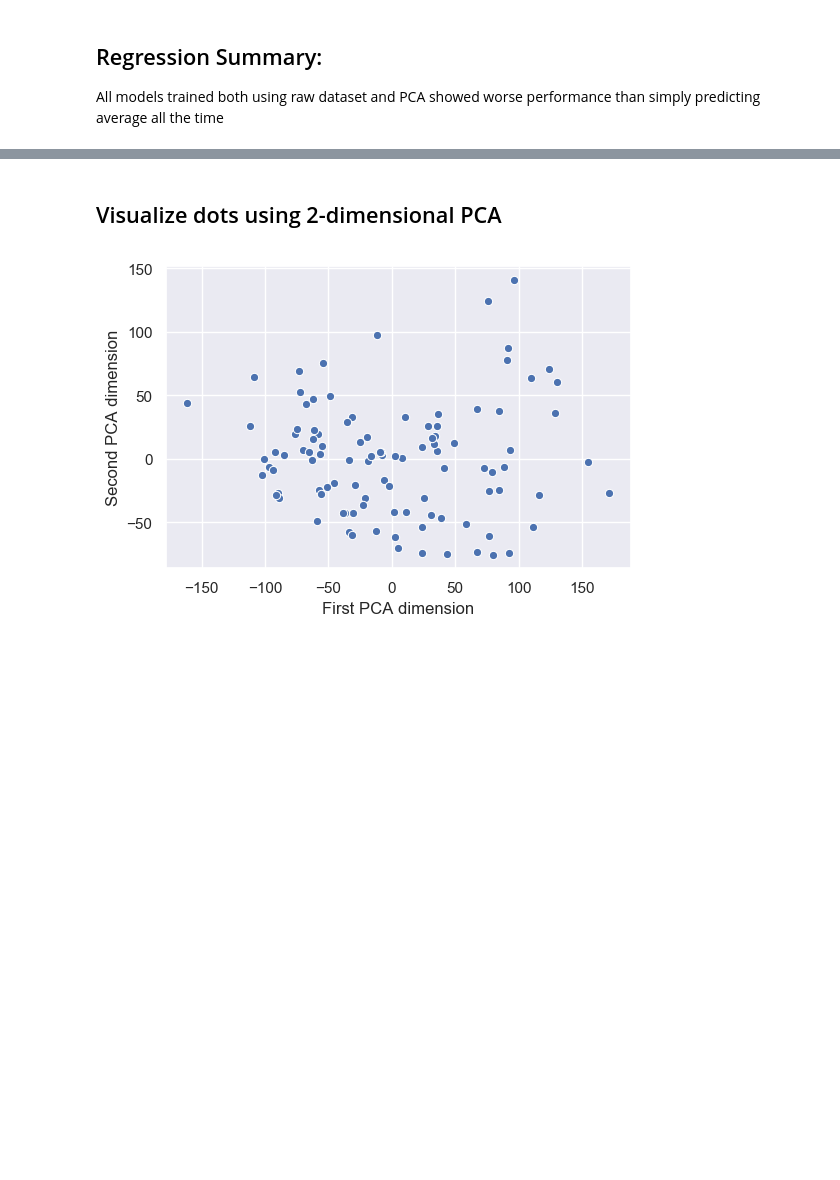
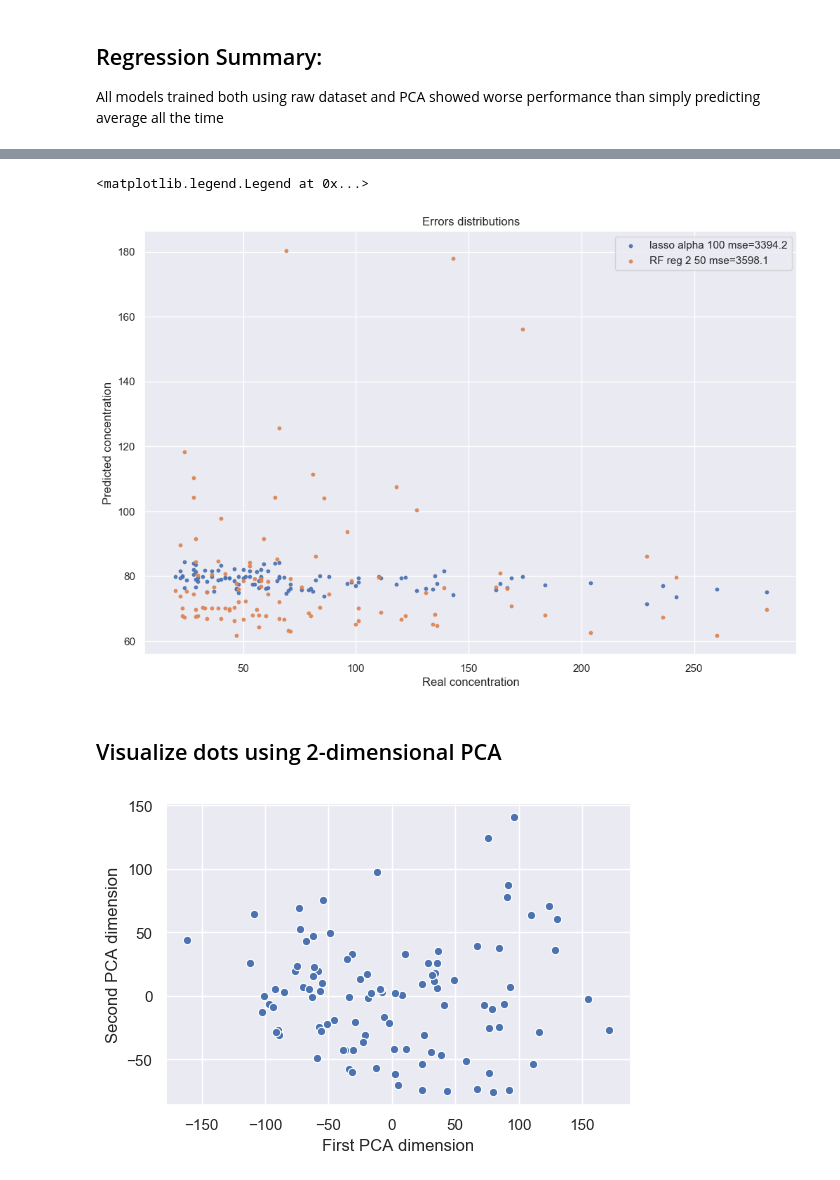
Before and after one commit to AlexShein/anticoagulants, a Jupyter notebook: Rivaroxaban_analysis.ipynb, the cells around one changed output, grey strips where cells are left out. Drawn from its saved outputs; the diff is of its cells as text; code cells hidden in the pictures; blank space fills up the shorter version.

```diff
--- a/Rivaroxaban_analysis.ipynb
+++ b/Rivaroxaban_analysis.ipynb
@@ -624,3 +692,23 @@ plt.legend(legend)
+# %%
+fig, ax = plt.subplots()
+fig.set_size_inches(12,8)
+# plt.scatter(Y_avg, Y_reg, alpha=0.9, s=10)
+
+legend = [
+#     f'Baseline mse={baseline_mse:.1f}',
+]
+for model in ['lasso alpha 100', 'RF reg 2 50']:
+    plt.scatter(Y_reg, results[model], alpha=0.9, s=10)
+    mse = mean_squared_error(results[model], Y_reg)
+    legend.append(f'{model} mse={mse:.1f}')
+
+ax.set_ylabel('Predicted concentration')
+ax.set_xlabel('Real concentration')
+ax.set_title('Errors distributions')
+plt.legend(legend)
+# %% [output]
+<matplotlib.legend.Legend at 0x...>
+[figure, added]
 # %% [markdown]
 ## Visualize dots using 2-dimensional PCA
 # %%
```
Also changed, not shown: parts of 16 cells of this notebook.
